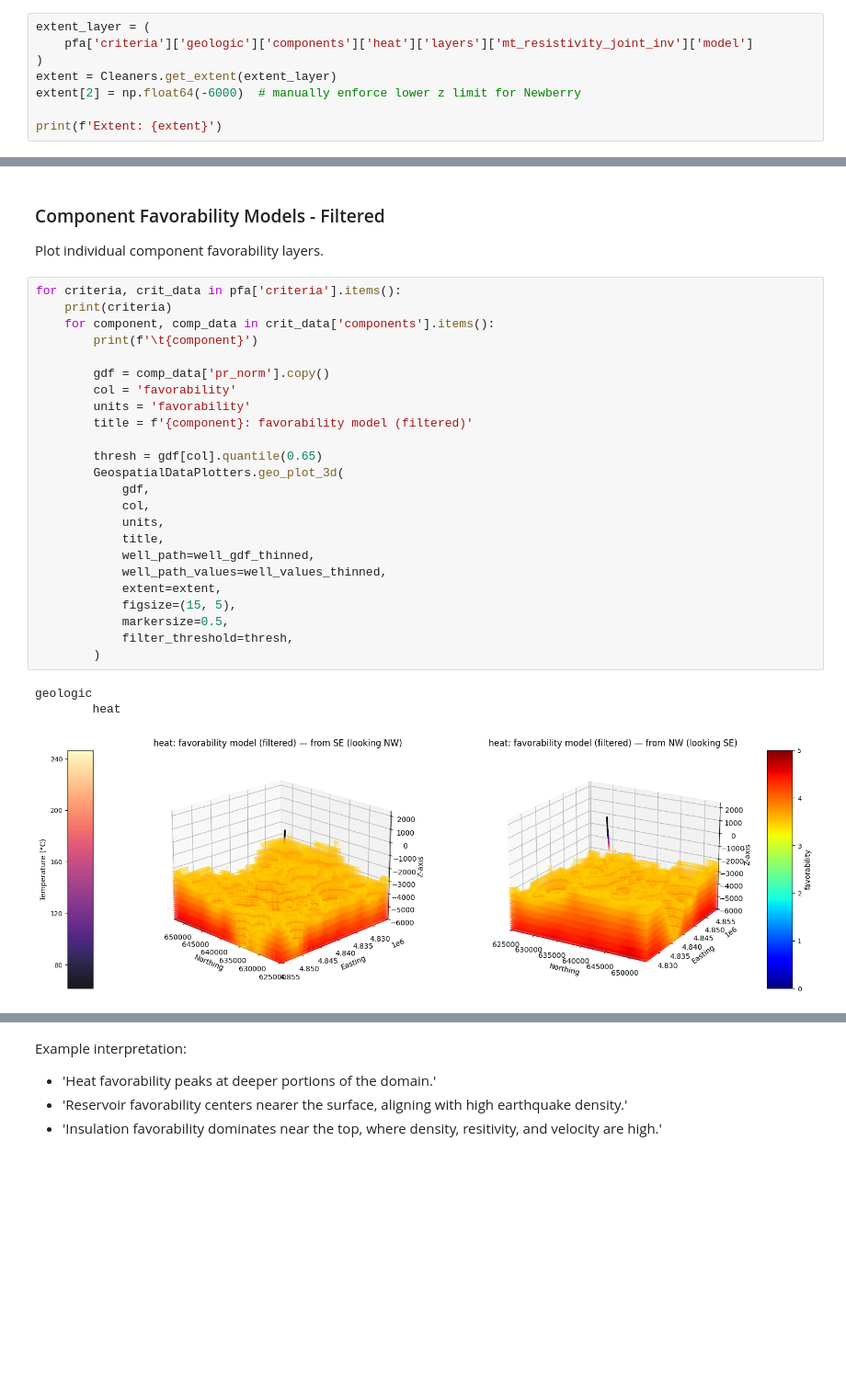
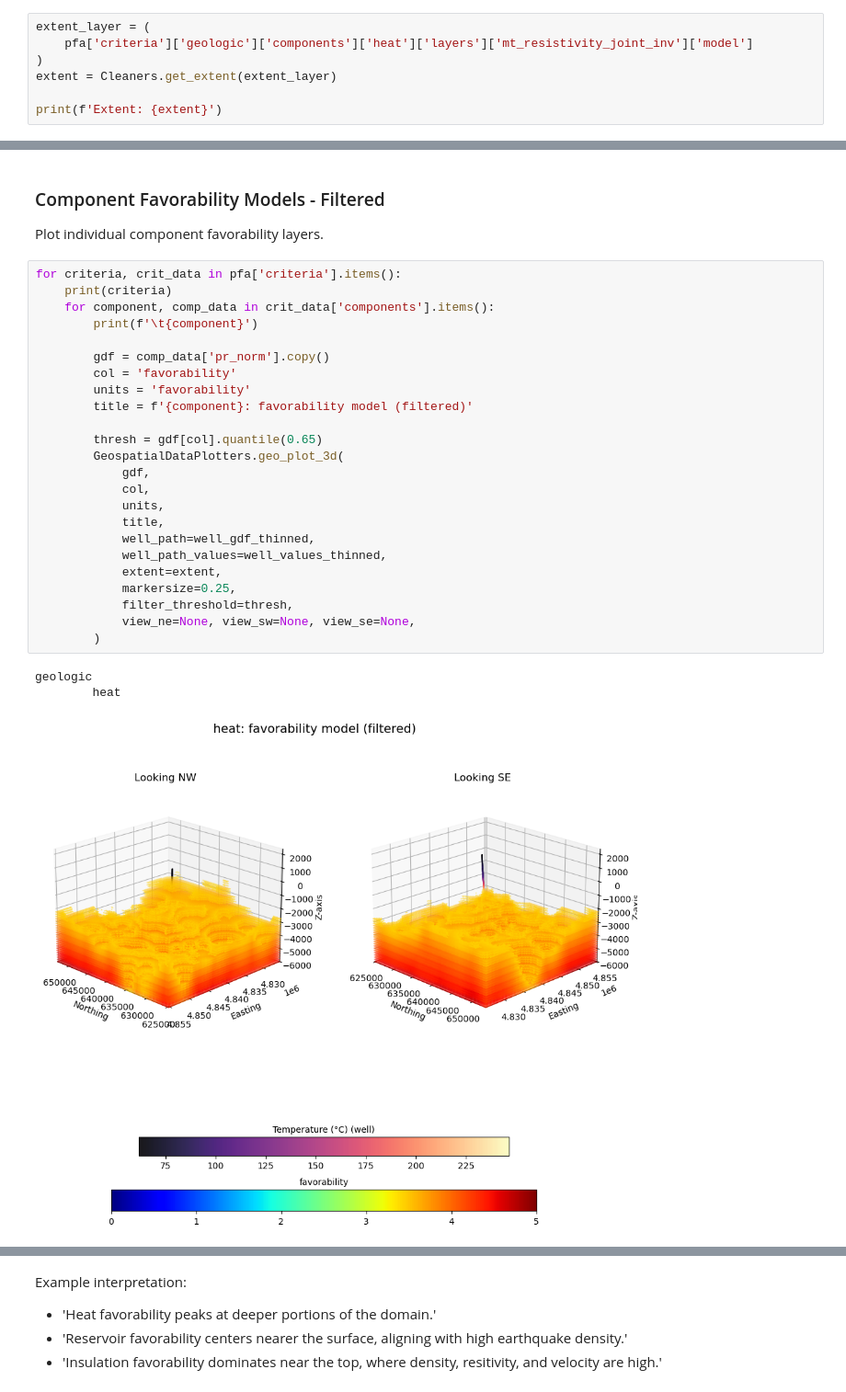
Before and after one commit to NREL/geoPFA, a Jupyter notebook: examples/Newberry/3D/notebooks/2-layer_combination_newberry.ipynb, the cells around one changed output, grey strips where cells are left out. Shown at 92% size. Saved outputs shown, nothing was run; the diff lists cells and outputs as text; blank space fills up the shorter version.

```diff
--- a/examples/Newberry/3D/notebooks/2-layer_combination_newberry.ipynb
+++ b/examples/Newberry/3D/notebooks/2-layer_combination_newberry.ipynb
@@ -132,7 +131,6 @@ extent_layer = (
     pfa['criteria']['geologic']['components']['heat']['layers']['mt_resistivity_joint_inv']['model']
 )
 extent = Cleaners.get_extent(extent_layer)
-extent[2] = np.float64(-6000)  # manually enforce lower z limit for Newberry
 
 print(f'Extent: {extent}')
 # %% [output]
@@ -201,29 +199,29 @@ Plot individual component favorability layers.
 # %%
 for criteria, crit_data in pfa['criteria'].items():
     print(criteria)
     for component, comp_data in crit_data['components'].items():
         print(f'\t{component}')
 
         gdf = comp_data['pr_norm'].copy()
         col = 'favorability'
         units = 'favorability'
         title = f'{component}: favorability model (filtered)'
 
         thresh = gdf[col].quantile(0.65)
         GeospatialDataPlotters.geo_plot_3d(
             gdf,
             col,
             units,
             title,
             well_path=well_gdf_thinned,
             well_path_values=well_values_thinned,
             extent=extent,
-            figsize=(15, 5),
-            markersize=0.5,
+            markersize=0.25,
             filter_threshold=thresh,
+            view_ne=None, view_sw=None, view_se=None,
         )
 # %% [output]
 geologic
         heat
-[figure, old version]
+[figure, new version]
         reservoir
```
Also changed, not shown: parts of 7 cells of this notebook, 6 other files.
